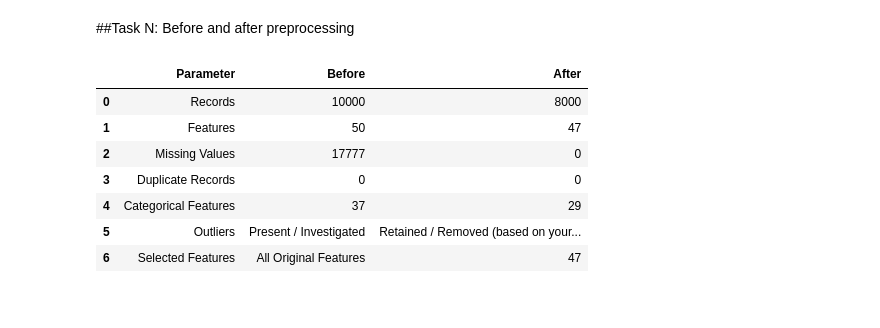
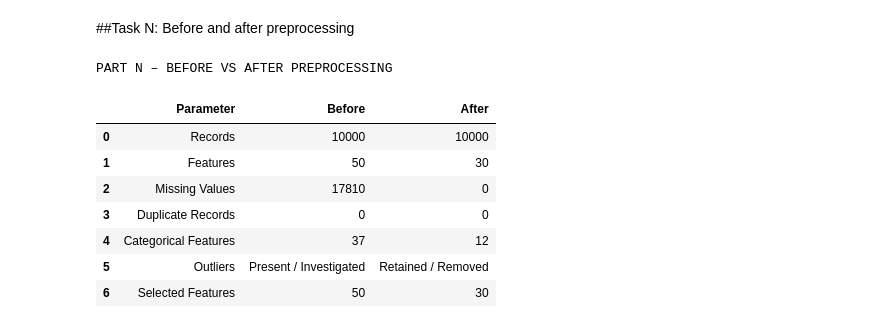
Before and after one commit to Shlokp2707/Machine-Learning-Diabetic-Patient, a Jupyter notebook: ml_project _alok.ipynb, the cells around one changed output. Saved outputs shown, nothing was run; the diff lists cells and outputs as text; code cells hidden in the pictures.

```diff
--- a/ml_project _alok.ipynb
+++ b/ml_project _alok.ipynb
@@ -1127,47 +1185,64 @@ x_train.shape
 # %% [markdown]
 ##Task N: Before and after preprocessing
 # %%
-import pandas as pd
+# PART N - BEFORE VS AFTER PREPROCESSING SUMMARY
+
+print("PART N – BEFORE VS AFTER PREPROCESSING\n")
+
+before_records = df.shape[0]
+before_features = df.shape[1]
+before_missing = df.isnull().sum().sum()
+before_duplicates = df.duplicated().sum()
+before_categorical = len(df.select_dtypes(include='object').columns)
+before_outliers = "Present / Investigated"
+
+
+after_records = x_train.shape[0] + x_test.shape[0]
+after_features = x_train.shape[1]
+after_missing = x_train.isnull().sum().sum() + x_test.isnull().sum().sum()
+after_duplicates = x_train.duplicated().sum() + x_test.duplicated().sum()
+after_categorical = len(x_train.select_dtypes(include='object').columns)
+after_outliers = "Retained / Removed"
 
 summary_df = pd.DataFrame({
     "Parameter": [
         "Records",
         "Features",
         "Missing Values",
         "Duplicate Records",
         "Categorical Features",
         "Outliers",
         "Selected Features"
     ],
-
     "Before": [
         before_records,
         before_features,
         before_missing,
         before_duplicates,
         before_categorical,
-        "Present / Investigated",
-        "All Original Features"
+        before_outliers,
+        before_features
     ],
-
     "After": [
         after_records,
         after_features,
         after_missing,
         after_duplicates,
         after_categorical,
-        "Retained / Removed (based on your preprocessing)",
+        after_outliers,
         after_features
     ]
+
+
 })
-
 summary_df
 # %% [output]
+PART N – BEFORE VS AFTER PREPROCESSING
 |  | Parameter | Before | After |
-| 0 | Records | 10000 | 8000 |
-| 1 | Features | 50 | 47 |
-| 2 | Missing Values | 17777 | 0 |
+| 0 | Records | 10000 | 10000 |
+| 1 | Features | 50 | 30 |
+| 2 | Missing Values | 17810 | 0 |
 | 3 | Duplicate Records | 0 | 0 |
-| 4 | Categorical Features | 37 | 29 |
-| 5 | Outliers | Present / Investigated | Retained / Removed (based on your... |
-| 6 | Selected Features | All Original Features | 47 |
+| 4 | Categorical Features | 37 | 12 |
+| 5 | Outliers | Present / Investigated | Retained / Removed |
+| 6 | Selected Features | 50 | 30 |
```
Also changed, not shown: parts of 32 cells of this notebook.
